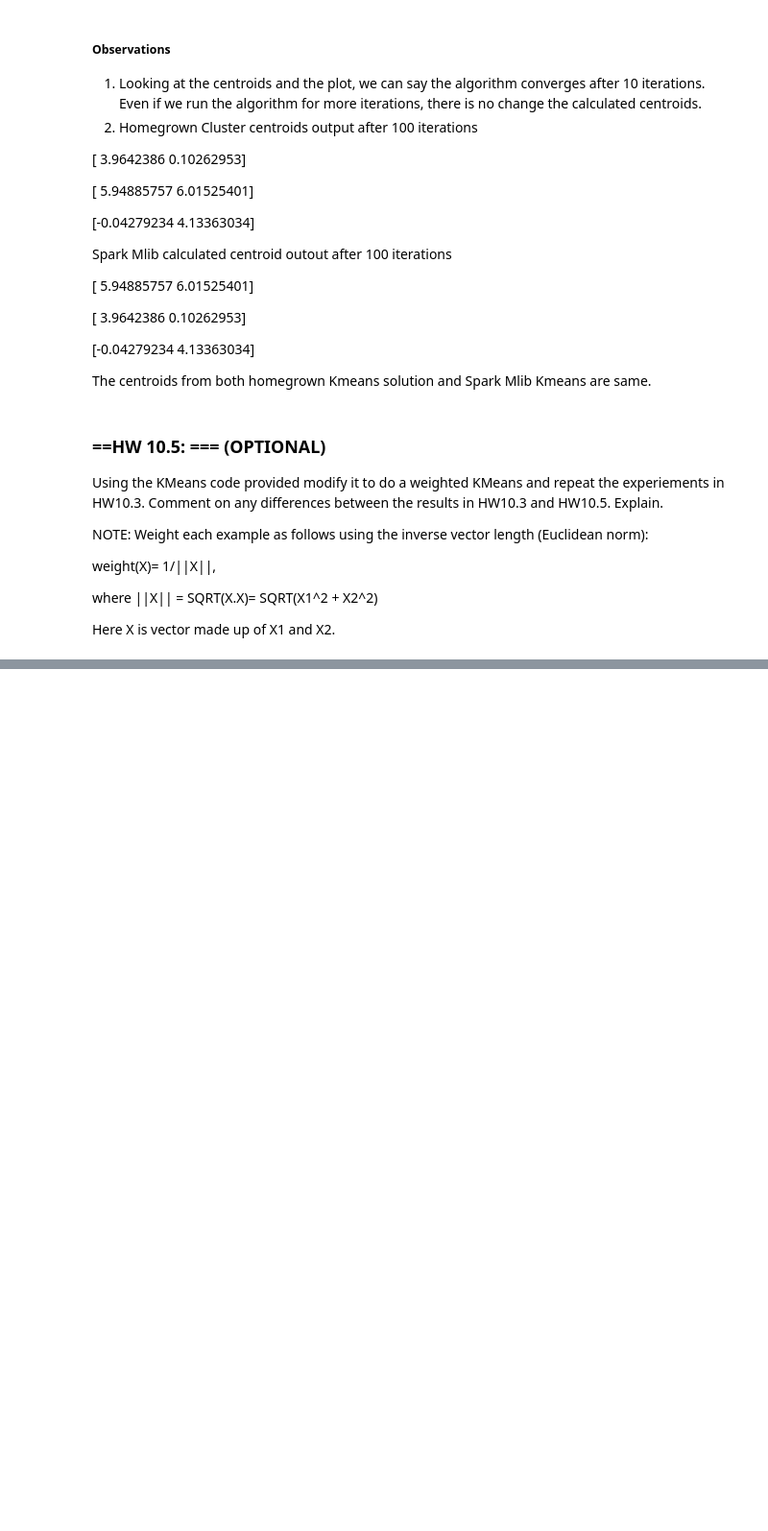
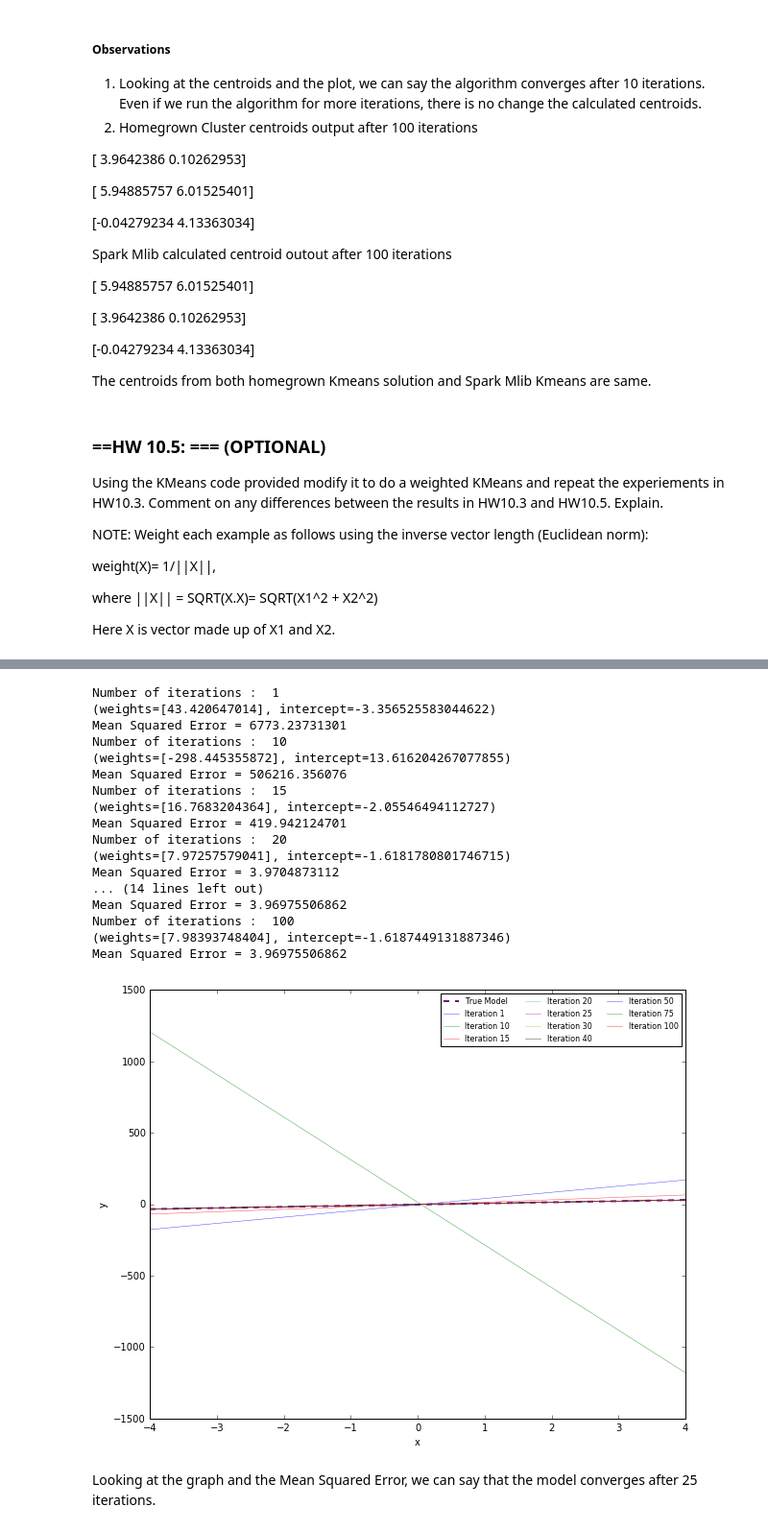
Before and after one commit to hchandaria/UCB_MIDS_W261, a Jupyter notebook: hw10/MIDS-W261-2016-HWK-Assignment10-Chandaria.ipynb, the cells around one changed output, grey strips where cells are left out. Shown at 96% size. Drawn from its saved outputs; the diff is of its cells as text; code cells hidden in the pictures; blank space fills up the shorter version.

```diff
--- a/hw10/MIDS-W261-2016-HWK-Assignment10-Chandaria.ipynb
+++ b/hw10/MIDS-W261-2016-HWK-Assignment10-Chandaria.ipynb
@@ -479,0 +537,59 @@ Here X is vector made up of X1 and X2.
+# %%
+from pyspark.mllib.regression import LabeledPoint, LinearRegressionWithSGD, LinearRegressionModel
+
+iterations = [1, 10, 15, 20, 25,30,40, 50,75,100]
+# iterations = [1,25]
+# Load and parse the data
+def parsePoint(line):
+    values = [float(x) for x in line.split(',')]
+    return LabeledPoint(values[0], values[1:])
+
+data = sc.textFile("train.csv")
+trainData = data.map(parsePoint).cache()
+
+tmpData = sc.textFile('test.csv')
+testData = tmpData.map(parsePoint).cache()
+
+plt.figure(figsize=(10,8))
+w = [8,-2]
+plt.xlabel("x")
+plt.ylabel("y")
+x = [-4, 4]
+y = [(i * w[0] + w[1]) for i in x]
+plt.plot(x,y, linewidth=2.0,label='True Model',linestyle='--',color='purple')
+
+for itr in iterations:
+    print "Number of iterations : ",itr
+    # Build the model
+    model = LinearRegressionWithSGD.train(trainData, intercept=True, iterations=itr)
+    print model
+
+    # Evaluate the model on test data
+    valuesAndPreds = testData.map(lambda p: (p.label, model.predict(p.features)))
+    MSE = valuesAndPreds.map(lambda (v, p): (v - p)**2).reduce(lambda x, y: x + y) / valuesAndPreds.count()
+    print("Mean Squared Error = " + str(MSE))
+
+    y = [(i * model.weights[0] + model.intercept) for i in x]
+    plt.plot(x,y,linewidth=0.5,label='Iteration {}'.format(itr),alpha=0.7)
+    plt.legend(loc='upper right', numpoints=1, ncol=3, fontsize=8)
+# %% [output]
+Number of iterations :  1
+(weights=[43.420647014], intercept=-3.356525583044622)
+Mean Squared Error = 6773.23731301
+Number of iterations :  10
+(weights=[-298.445355872], intercept=13.616204267077855)
+Mean Squared Error = 506216.356076
+Number of iterations :  15
+(weights=[16.7683204364], intercept=-2.05546494112727)
+Mean Squared Error = 419.942124701
+Number of iterations :  20
+(weights=[7.97257579041], intercept=-1.6181780801746715)
+Mean Squared Error = 3.9704873112
+... (14 lines left out)
+Mean Squared Error = 3.96975506862
+Number of iterations :  100
+(weights=[7.98393748404], intercept=-1.6187449131887346)
+Mean Squared Error = 3.96975506862
+[figure, added]
+# %% [markdown]
+Looking at the graph and the Mean Squared Error, we can say that the model converges after 25 iterations.
```
Also changed, not shown: parts of 9 cells of this notebook.
